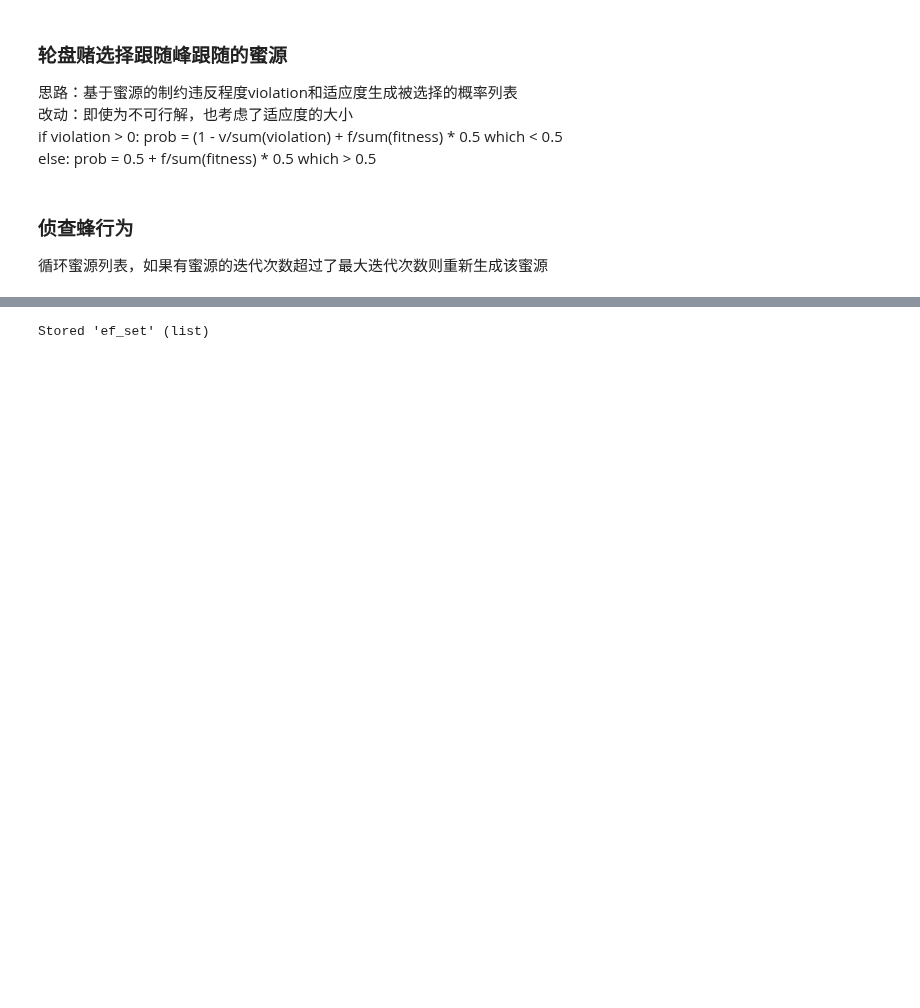
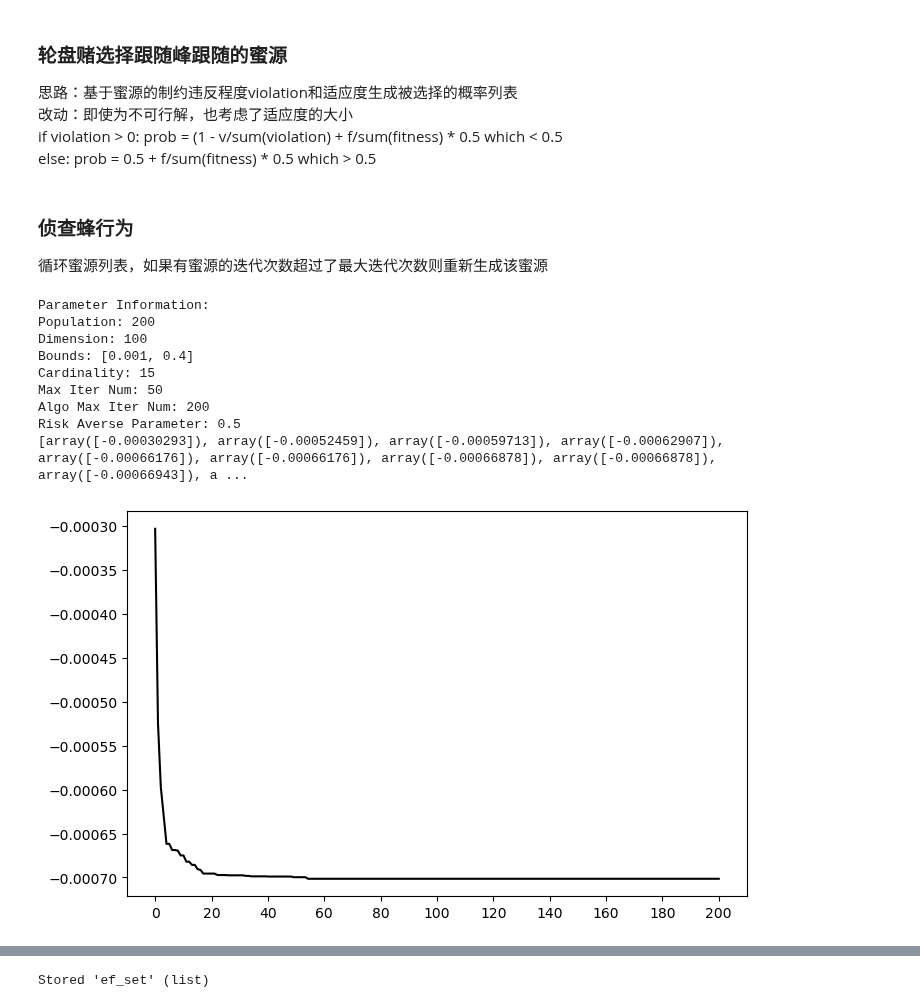
Before and after one commit to Shenyun3/Modified_ABC_CCMV_portfolio_optimization, a Jupyter notebook: CCMV_100asset_initilization_and_global_search.ipynb, the cells around one changed output, grey strips where cells are left out. Drawn from its saved outputs; the diff is of its cells as text; code cells hidden in the pictures; blank space fills up the shorter version.

```diff
--- a/CCMV_100asset_initilization_and_global_search.ipynb
+++ b/CCMV_100asset_initilization_and_global_search.ipynb
@@ -719,7 +719,18 @@ my_MR = 0.8
 my_parameter = ParameterInformation(my_population,100,0.001,0.4,50,my_MCN,0.5,15,100)
 #(pd.DataFrame.from_dict(data=result_dict, orient="index")).to_csv("test1.csv", header=False)
 # %%
-# best_nectar,result_by_iter = artificial_bee_colony(my_parameter, SP_mean_rtn, SP_cov_rtn, my_MR)
+best_nectar= artificial_bee_colony(my_parameter, SP_mean_rtn, SP_cov_rtn, my_MR)
+# %% [output]
+Parameter Information:
+Population: 200
+Dimension: 100
+Bounds: [0.001, 0.4]
+Cardinality: 15
+Max Iter Num: 50
+Algo Max Iter Num: 200
+Risk Averse Parameter: 0.5
+[array([-0.00030293]), array([-0.00052459]), array([-0.00059713]), array([-0.00062907]), array([-0.00066176]), array([-0.00066176]), array([-0.00066878]), array([-0.00066878]), array([-0.00066943]), a ...
+[figure, added]
 # %%
 # test
 # best_nectar = arrangement2(best_nectar,my_parameter,c)
```
Also changed, not shown: parts of 11 cells of this notebook, 2 other files.
